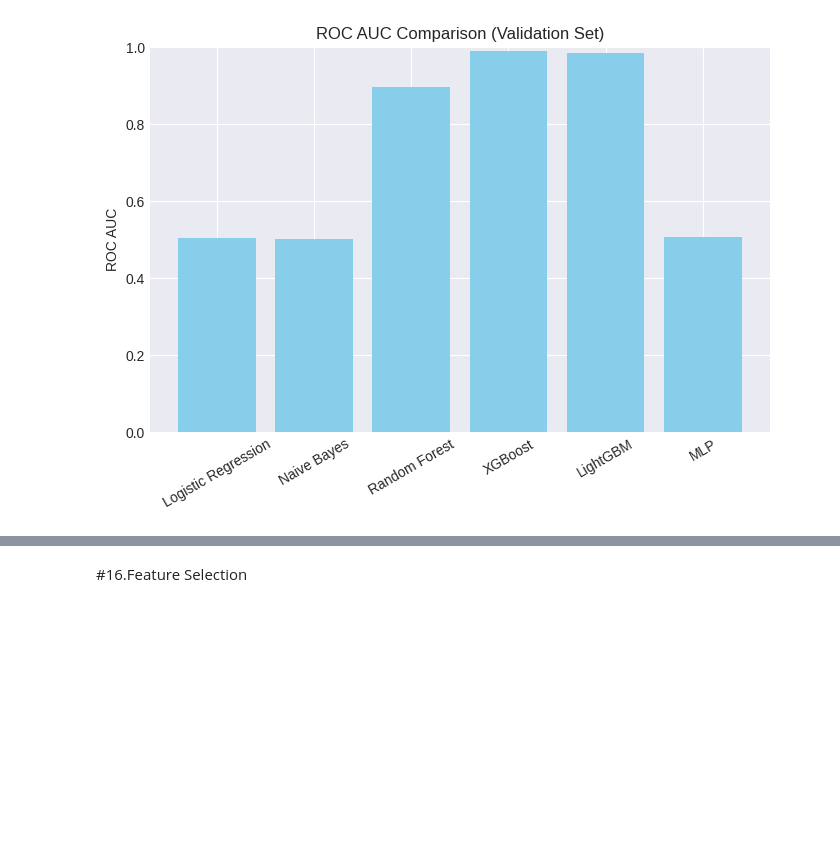
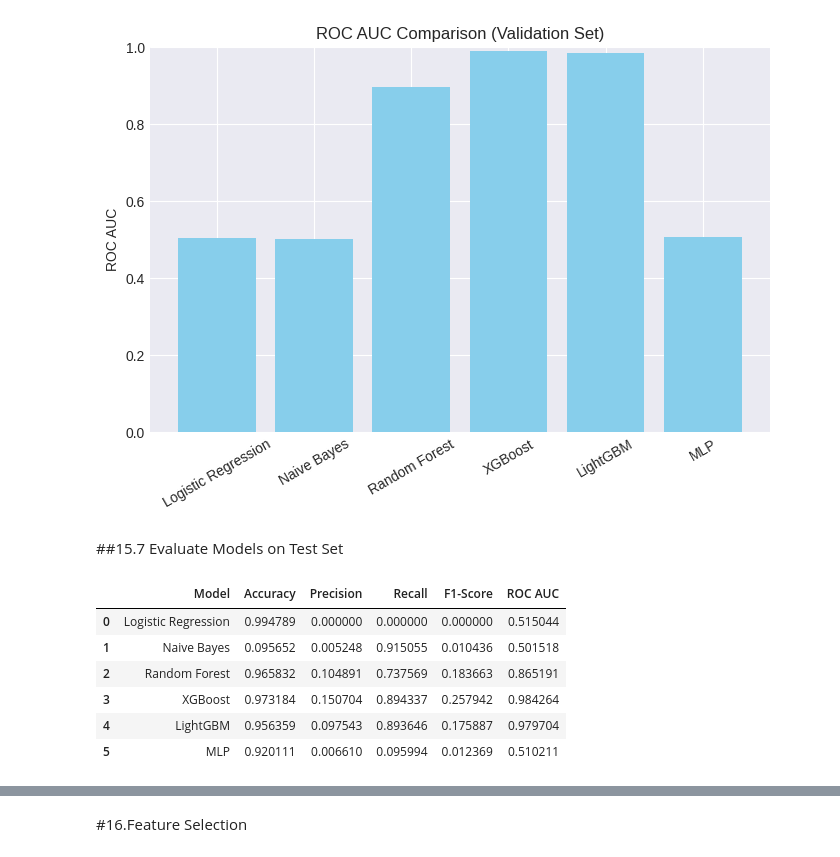
Before and after one commit to usama879/creditcardfraudproject, a Jupyter notebook: CreditCardFraud.ipynb, the cells around one changed output, grey strips where cells are left out. Drawn from its saved outputs; the diff is of its cells as text; code cells hidden in the pictures; blank space fills up the shorter version.

```diff
--- a/CreditCardFraud.ipynb
+++ b/CreditCardFraud.ipynb
@@ -1043,3 +1043,50 @@ for metric in metrics_to_plot:
 [figure]
 [figure]
 [figure]
+# %% [markdown]
+##15.7 Evaluate Models on Test Set
+# %%
+from sklearn.metrics import accuracy_score, precision_score, recall_score, f1_score, roc_auc_score
+import pandas as pd
+
+def evaluate_on_test(name, model, X_train, X_test, y_test, results):
+    train_cols = model.feature_names_in_
+    X_test_aligned = X_test[train_cols]
+
+    y_pred = model.predict(X_test_aligned)
+
+    if hasattr(model, "predict_proba"):
+        y_proba = model.predict_proba(X_test_aligned)[:, 1]
+    else:
+        y_proba = None
+
+    accuracy = accuracy_score(y_test, y_pred)
+    precision = precision_score(y_test, y_pred, zero_division=0)
+    recall = recall_score(y_test, y_pred, zero_division=0)
+    f1 = f1_score(y_test, y_pred, zero_division=0)
+    roc_auc = roc_auc_score(y_test, y_proba) if y_proba is not None else 0
+
+    results.append({
+        "Model": name,
+        "Accuracy": accuracy,
+        "Precision": precision,
+        "Recall": recall,
+        "F1-Score": f1,
+        "ROC AUC": roc_auc
+    })
+
+results_test = []
+
+for name, model in trained_models.items():
+    evaluate_on_test(name, model, X_train, X_test, y_test, results_test)
+
+results_test_df = pd.DataFrame(results_test)
+display(results_test_df)
+# %% [output]
+|  | Model | Accuracy | Precision | Recall | F1-Score | ROC AUC |
+| 0 | Logistic Regression | 0.994789 | 0.000000 | 0.000000 | 0.000000 | 0.515044 |
+| 1 | Naive Bayes | 0.095652 | 0.005248 | 0.915055 | 0.010436 | 0.501518 |
+| 2 | Random Forest | 0.965832 | 0.104891 | 0.737569 | 0.183663 | 0.865191 |
+| 3 | XGBoost | 0.973184 | 0.150704 | 0.894337 | 0.257942 | 0.984264 |
+| 4 | LightGBM | 0.956359 | 0.097543 | 0.893646 | 0.175887 | 0.979704 |
+| 5 | MLP | 0.920111 | 0.006610 | 0.095994 | 0.012369 | 0.510211 |
```
Also changed, not shown: parts of 20 cells of this notebook.
